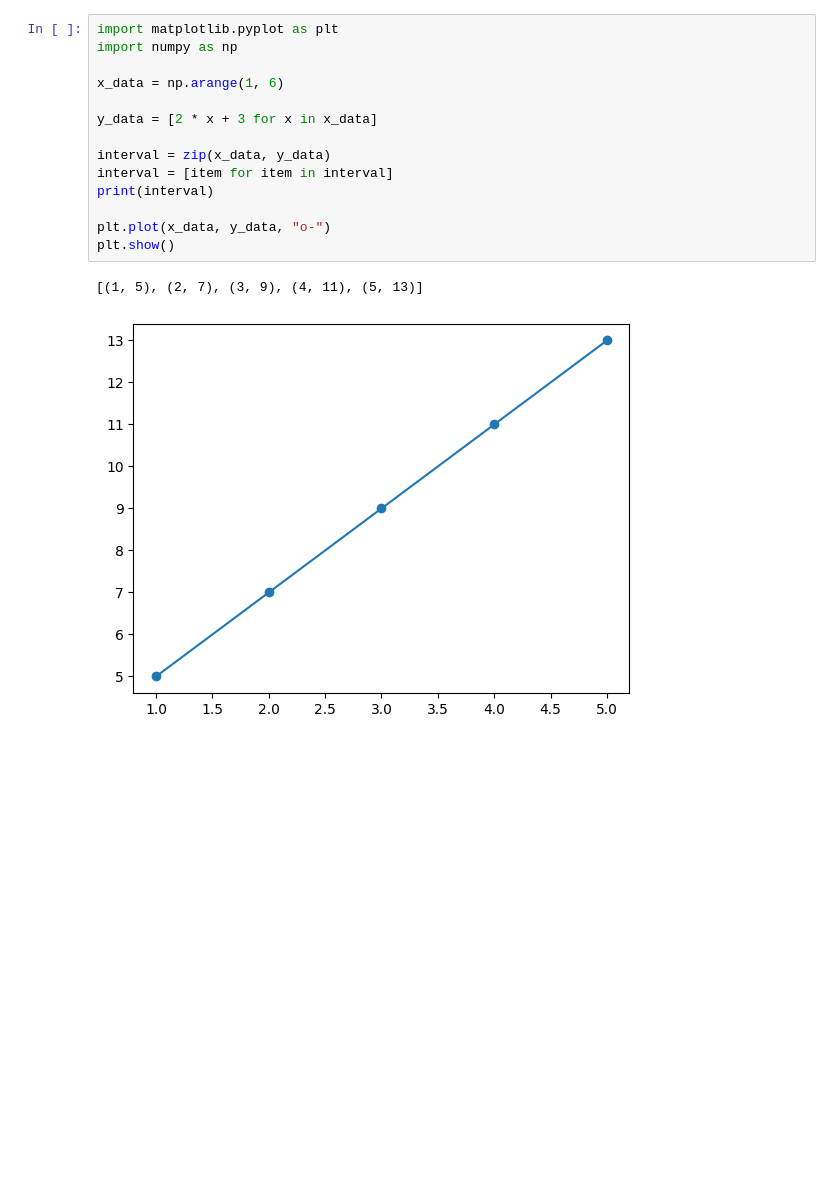
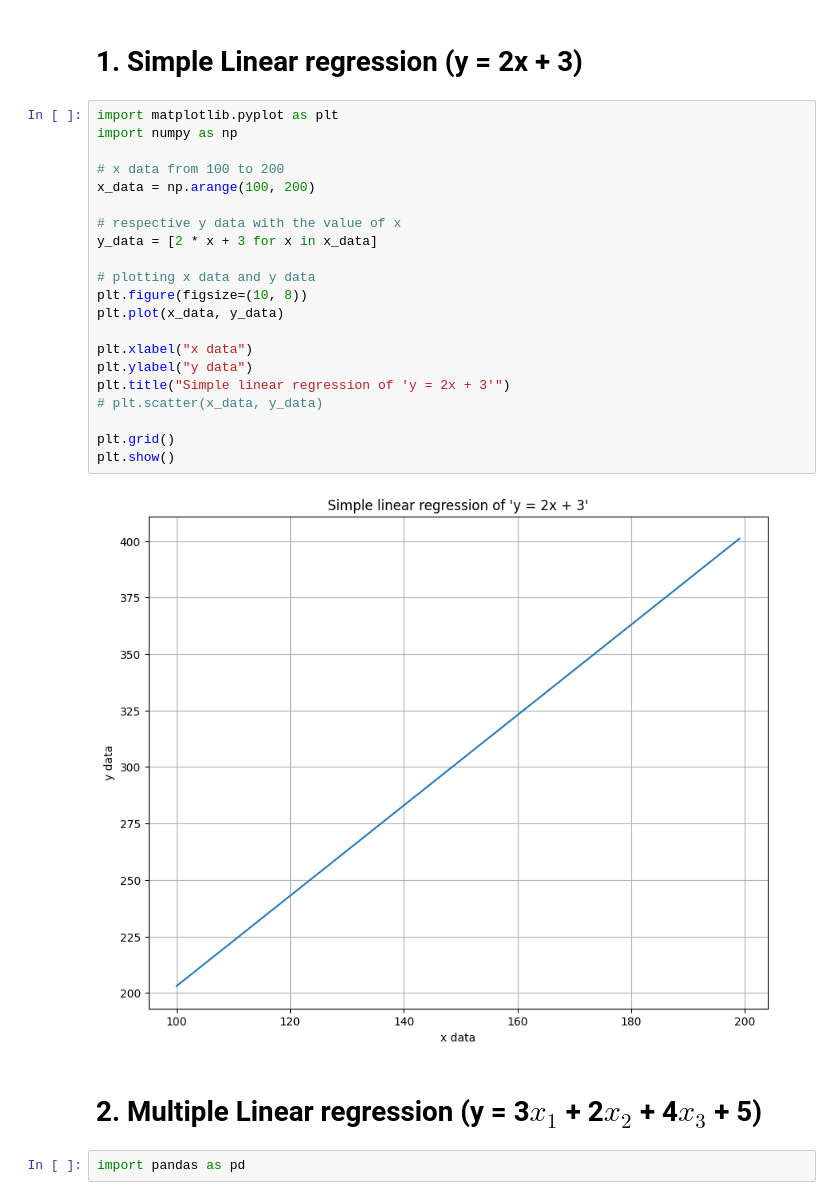
Before and after one commit to rajendra195/data_science_ML_Metro, a Jupyter notebook: week_06/day_03/linear regression.ipynb, the cells around one changed output. Saved outputs shown, nothing was run; the diff lists cells and outputs as text; blank space fills up the shorter version.

Commit message:
data visualization

```diff
--- a/week_06/day_03/linear regression.ipynb
+++ b/week_06/day_03/linear regression.ipynb
@@ -3,17 +9,29 @@
+# %% [markdown]
+# 1. Simple Linear regression (y = 2x + 3)
 # %%
 import matplotlib.pyplot as plt
 import numpy as np
 
-x_data = np.arange(1, 6)
+# x data from 100 to 200
+x_data = np.arange(100, 200)
 
+# respective y data with the value of x
 y_data = [2 * x + 3 for x in x_data]
 
-interval = zip(x_data, y_data)
-interval = [item for item in interval]
-print(interval)
+# plotting x data and y data
+plt.figure(figsize=(10, 8))
+plt.plot(x_data, y_data)
 
-plt.plot(x_data, y_data, "o-")
+plt.xlabel("x data")
+plt.ylabel("y data")
+plt.title("Simple linear regression of 'y = 2x + 3'")
+# plt.scatter(x_data, y_data)
+
+plt.grid()
 plt.show()
 # %% [output]
-[(1, 5), (2, 7), (3, 9), (4, 11), (5, 13)]
-[figure, old version]
+[figure, new version]
+# %% [markdown]
+# 2. Multiple Linear regression (y = 3$x_{1}$ + 2$x_{2}$ + 4$x_{3}$ + 5)
+# %%
+import pandas as pd
```
Also changed, not shown: parts of 5 cells of this notebook, 11 other files.
